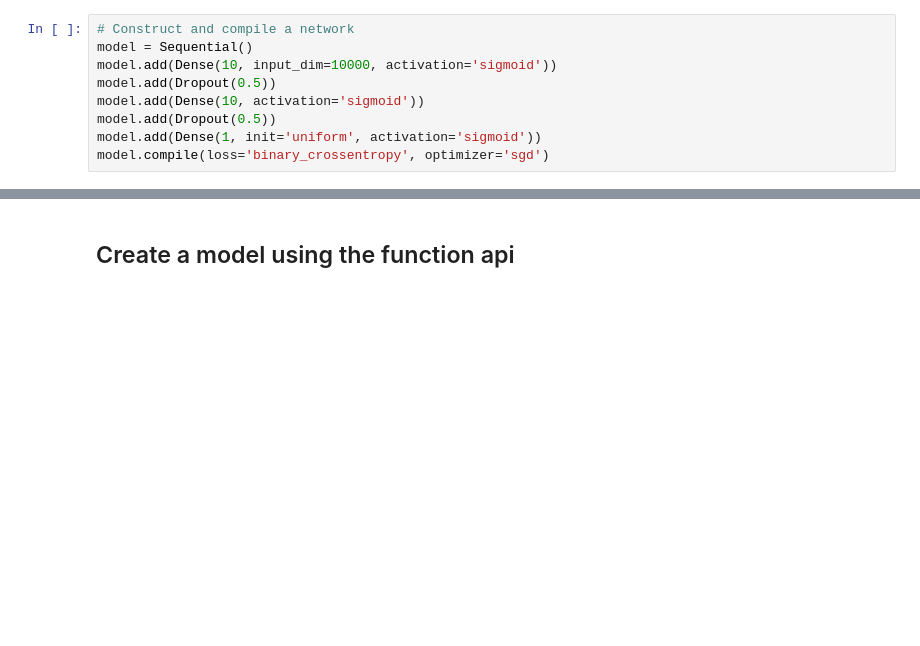
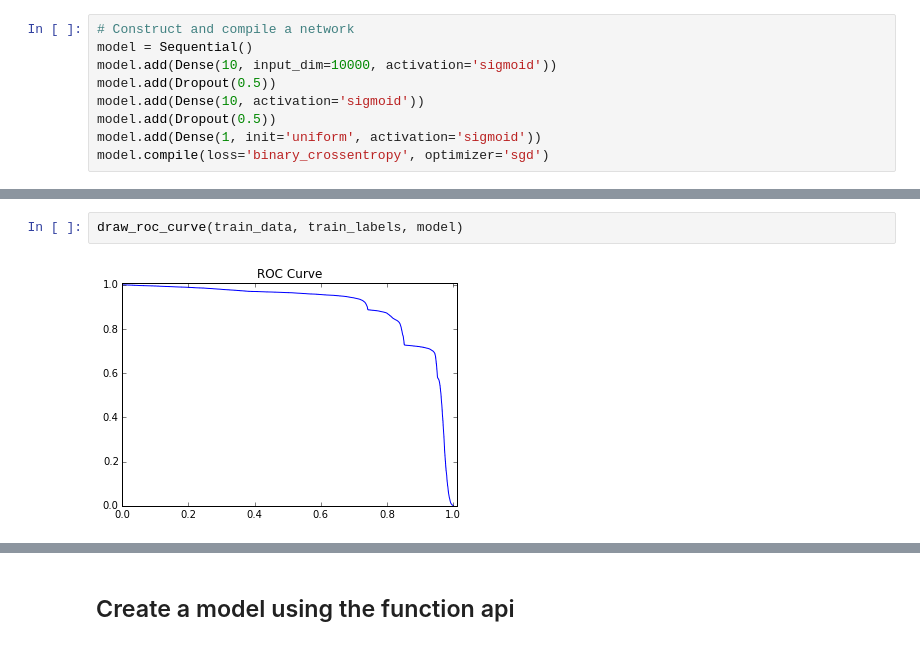
Before and after one commit to cmscaltech/summer16-NikolausHowe, a Jupyter notebook: dense10.ipynb, the cells around one changed output, grey strips where cells are left out. Cells and saved outputs as stored; diff of their text form; blank space fills up the shorter version.

```diff
--- a/dense10.ipynb
+++ b/dense10.ipynb
@@ -70,0 +78,4 @@ Epoch 10/10
+# %%
+draw_roc_curve(train_data, train_labels, model)
+# %% [output]
+[figure, added]
```
Also changed, not shown: parts of 6 cells of this notebook, 3 other files.
